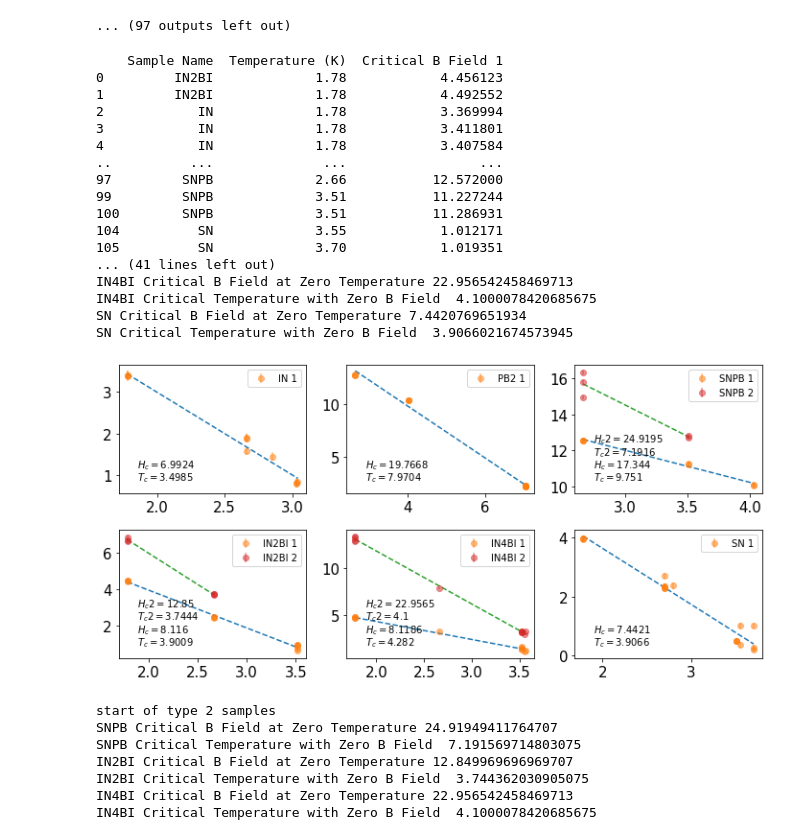
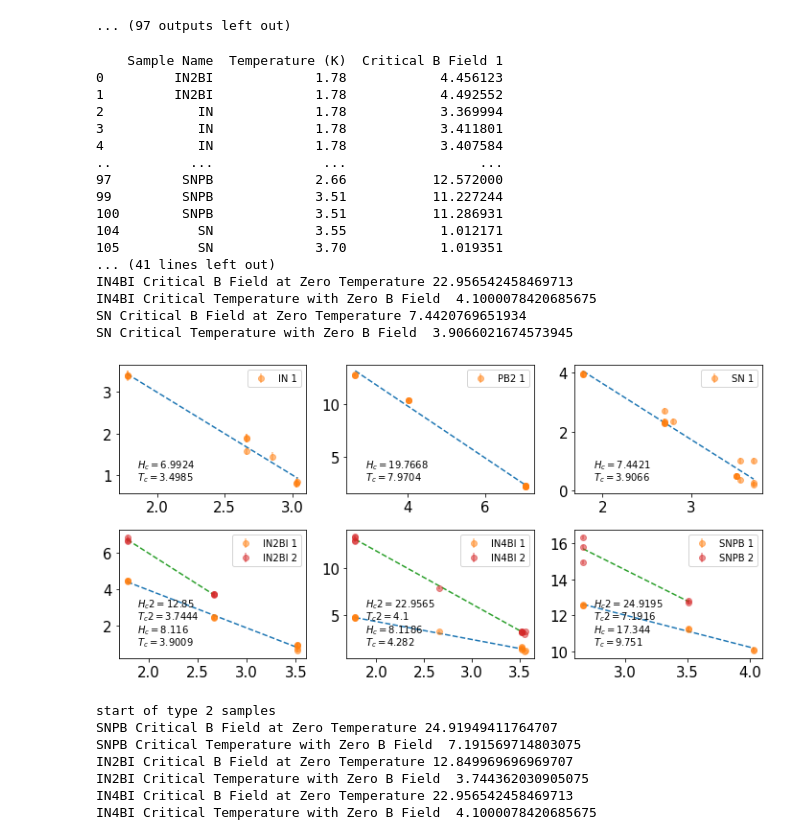
Before and after one commit to dcordovacarrizales/191_PlasmaPhysics, a Jupyter notebook: Superconductivity/Meissner/Meissner.ipynb, the cells around one changed output. Saved outputs shown, nothing was run; the diff lists cells and outputs as text; code cells hidden in the pictures.

Commit message:
Plotting!

```diff
--- a/Superconductivity/Meissner/Meissner.ipynb
+++ b/Superconductivity/Meissner/Meissner.ipynb
@@ -245,7 +245,7 @@ second_curve_samples = dict_temp_critical_B(df_critical_B_2)
 print(second_curve_samples)
 
 
-subplots = {"IN": (0,0), "PB2": (0,1), "SNPB": (0,2), "IN2BI": (1,0), "IN4BI": (1,1), "SN": (1,2)}
+subplots = {"IN": (0,0), "PB2": (0,1), "SNPB": (1,2), "IN2BI": (1,0), "IN4BI": (1,1), "SN": (0,2)}
 # def plot_sample_dict(all_samples):
 
 fig, axes = plt.subplots(2, 3, figsize=(10,5))
@@ -292,34 +292,34 @@ for key in all_samples:
                     ax.annotate(f'$T_c2 = {round(-popt[1]/popt[0],4)}$', (0.1,0.3), xycoords='axes fraction', size=10)
 #                 plt.xlabel("Temperature (K)")
 #                 plt.ylabel("Critical B Field (kG)")
 #                 plt.title(key)
                 ax.legend(fontsize=10)
             else:
                 pass
 plt.tight_layout()
 # plt.legend()
 
 
 # plot_sample_dict(first_curve_samples)
 # %% [output]
     Sample Name  Temperature (K)  Critical B Field 1
 0         IN2BI             1.78            4.456123
 1         IN2BI             1.78            4.492552
 2            IN             1.78            3.369994
 3            IN             1.78            3.411801
 4            IN             1.78            3.407584
 ..          ...              ...                 ...
 97         SNPB             2.66           12.572000
 99         SNPB             3.51           11.227244
 100        SNPB             3.51           11.286931
 104          SN             3.55            1.012171
 105          SN             3.70            1.019351
 ... (41 lines left out)
 IN4BI Critical B Field at Zero Temperature 22.956542458469713
 IN4BI Critical Temperature with Zero B Field  4.1000078420685675
 SN Critical B Field at Zero Temperature 7.4420769651934
 SN Critical Temperature with Zero B Field  3.9066021674573945
-[figure, old version]
+[figure, new version]
 # %%
 print("start of type 2 samples")
 plot_sample_dict(second_curve_samples)
```
Also changed, not shown: 4 other files.
